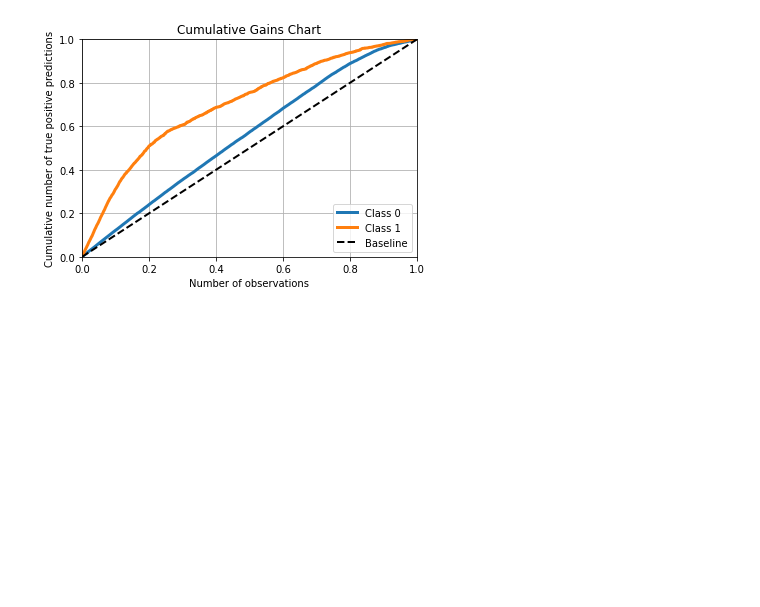
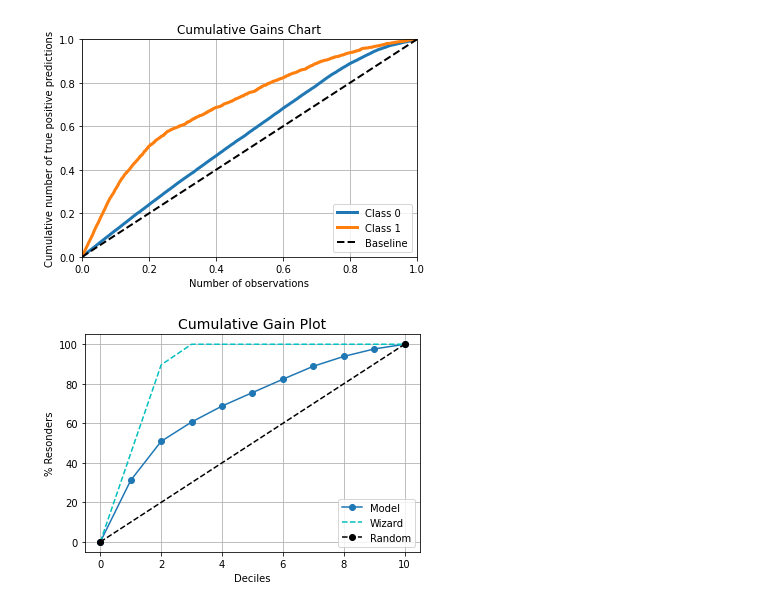
Before and after one commit to GiovanniPioDelvecchio/BigDataAnalyticsProject, a Jupyter notebook: Spark/NotebookTest/MultilayerPerceptron.ipynb, the cells around one changed output. Saved outputs shown, nothing was run; the diff lists cells and outputs as text; code cells hidden in the pictures; blank space fills up the shorter version.

```diff
--- a/Spark/NotebookTest/MultilayerPerceptron.ipynb
+++ b/Spark/NotebookTest/MultilayerPerceptron.ipynb
@@ -223,8 +272,10 @@ Y_pred_predictions = Y_pred_df.select("prediction").collect()
 Y_pred_probabilities_np = np.array(Y_pred_probabilities)
 Y_pred_probabilities_np = np.reshape(Y_pred_probabilities_np, (Y_pred_probabilities_np.shape[0], 2))
 
+data_y = np.array([elem[0] for elem in Y_true])
+
 print(classification_report(Y_true, Y_pred_predictions))
-plot_cumulative_gains(np.array(Y_true), Y_pred_probabilities_np)
+plot_cumulative_gains_both_classes(data_y, Y_pred_probabilities_np)
 # %% [output]
               precision    recall  f1-score   support
 
@@ -235,3 +286,7 @@ plot_cumulative_gains(np.array(Y_true), Y_pred_probabilities_np)
    macro avg       0.75      0.66      0.68      8808
 weighted avg       0.80      0.82      0.80      8808
 [figure]
+# %%
+kds.metrics.plot_cumulative_gain(data_y, Y_pred_probabilities_np[:, 1])
+# %% [output]
+[figure, added]
```
Also changed, not shown: parts of 9 cells of this notebook, 1 other file.
